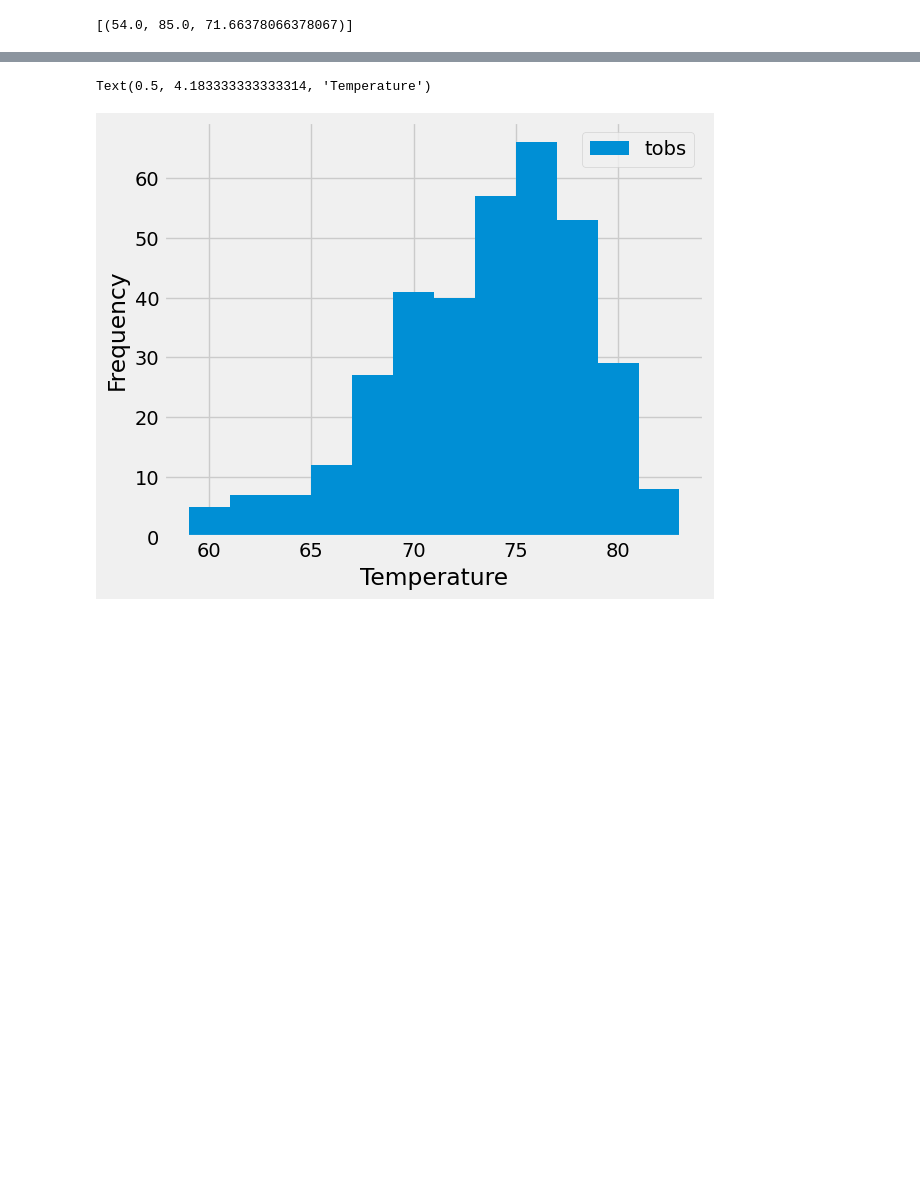
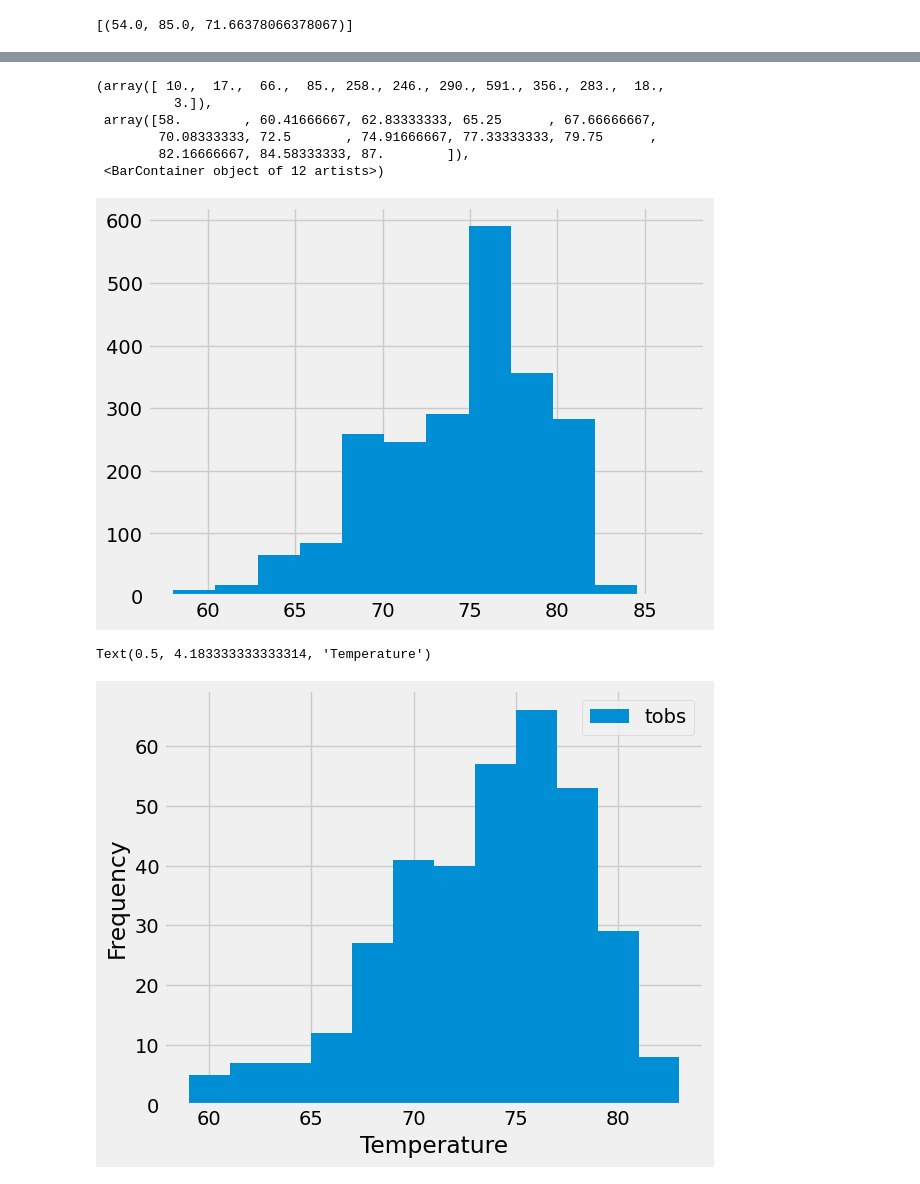
Before and after one commit to alisonands2000/a9-sqlalchemy-challenge, a Jupyter notebook: Starter_Code/climate_starter.ipynb, the cells around one changed output, grey strips where cells are left out. Cells and saved outputs as stored; diff of their text form; code cells hidden in the pictures; blank space fills up the shorter version.

```diff
--- a/Starter_Code/climate_starter.ipynb
+++ b/Starter_Code/climate_starter.ipynb
@@ -143,3 +173,12 @@ prcp_df.describe()
 # Using the most active station id from the previous query, calculate the lowest, highest, and average temperature.
 # %% [output]
 [(54.0, 85.0, 71.66378066378067)]
+# %%
+most_active_station_id = most_active_station[0]
+most_active_station_latest_date = session.query(measurement.date).order_by(desc(measurement.date)).first()
+most_active_station_latest_date = dt.datetime.strptime(most_active_station_latest_date[0], '%Y-%m-%d')
+most_active_station_past_year = most_active_station_latest_date - dt.timedelta(365)
+most_active_station_past_year_data = session.query(measurement.date, measurement.tobs).\
+    filter(measurement.date >= past_year).all()
+prcp_df = pd.DataFrame(most_active_station_past_year_data, columns = ['date', 'temp'])
+prcp_df
@@ -146,3 +199,13 @@ prcp_df.describe()
+# %%
+plt.hist(prcp_df['temp'], bins = 12)
+# %% [output]
+(array([ 10.,  17.,  66.,  85., 258., 246., 290., 591., 356., 283.,  18.,
+          3.]),
+ array([58.        , 60.41666667, 62.83333333, 65.25      , 67.66666667,
+        70.08333333, 72.5       , 74.91666667, 77.33333333, 79.75      ,
+        82.16666667, 84.58333333, 87.        ]),
+ <BarContainer object of 12 artists>)
+[figure, added]
 # %%
 # Using the most active station id
 # Query the last 12 months of temperature observation data for this station and plot the results as a histogram
```
Also changed, not shown: parts of 6 cells of this notebook.
